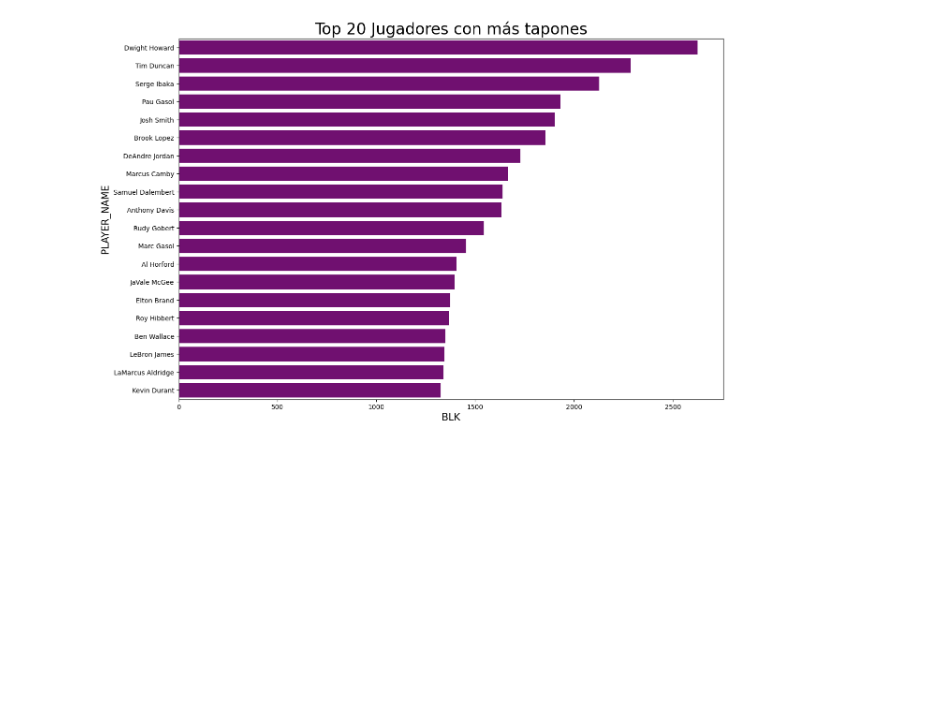
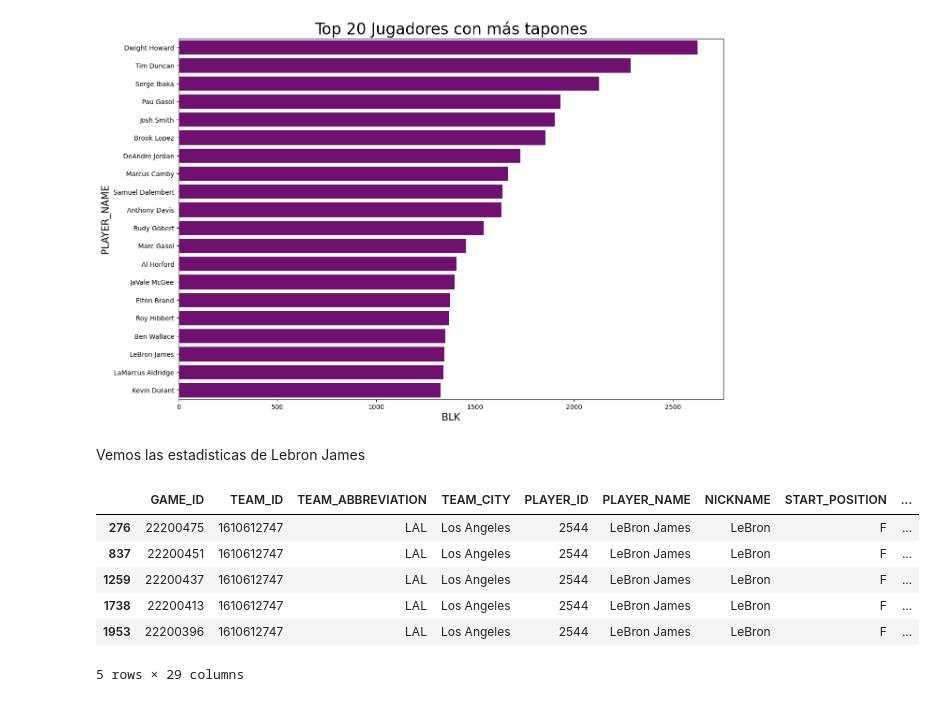
Before and after one commit to dcristobalhMad/ml-entrega2, a Jupyter notebook: entrega.ipynb, the cells around one changed output. Drawn from its saved outputs; the diff is of its cells as text; code cells hidden in the pictures; blank space fills up the shorter version.

```diff
--- a/entrega.ipynb
+++ b/entrega.ipynb
@@ -964,3 +964,16 @@ plt.title('Top 20 Jugadores con más tapones',fontsize = 24)
 ax = sns.barplot(x=top_player_bl['BLK'],y = top_player_bl['PLAYER_NAME'], color='purple')
 # %% [output]
 [figure]
+# %% [markdown]
+Vemos las estadisticas de Lebron James
+# %%
+# Seleccionamos a Lebron dentro del dataframe de details
+lebronjames = df_games_details[df_games_details["PLAYER_NAME"] == "LeBron James"]
+# %% [output]
+|  | GAME_ID | TEAM_ID | TEAM_ABBREVIATION | TEAM_CITY | PLAYER_ID | PLAYER_NAME | NICKNAME | START_POSITION | ... |
+| 276 | 22200475 | 1610612747 | LAL | Los Angeles | 2544 | LeBron James | LeBron | F | ... |
+| 837 | 22200451 | 1610612747 | LAL | Los Angeles | 2544 | LeBron James | LeBron | F | ... |
+| 1259 | 22200437 | 1610612747 | LAL | Los Angeles | 2544 | LeBron James | LeBron | F | ... |
+| 1738 | 22200413 | 1610612747 | LAL | Los Angeles | 2544 | LeBron James | LeBron | F | ... |
+| 1953 | 22200396 | 1610612747 | LAL | Los Angeles | 2544 | LeBron James | LeBron | F | ... |
+5 rows × 29 columns
```
Also changed, not shown: parts of 8 cells of this notebook.
